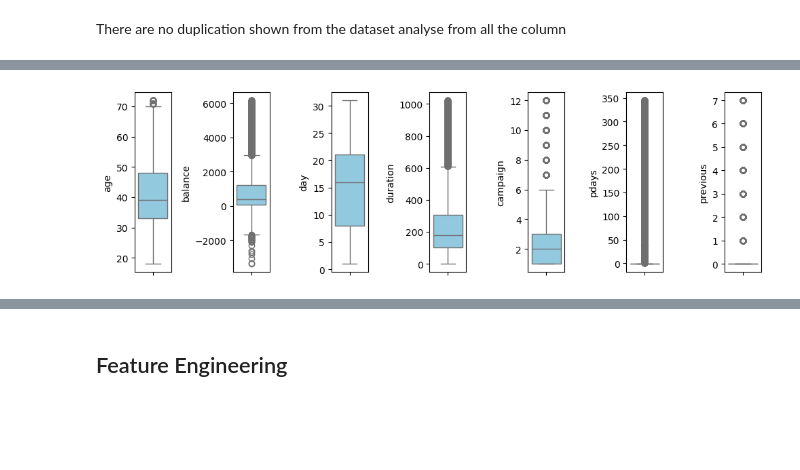
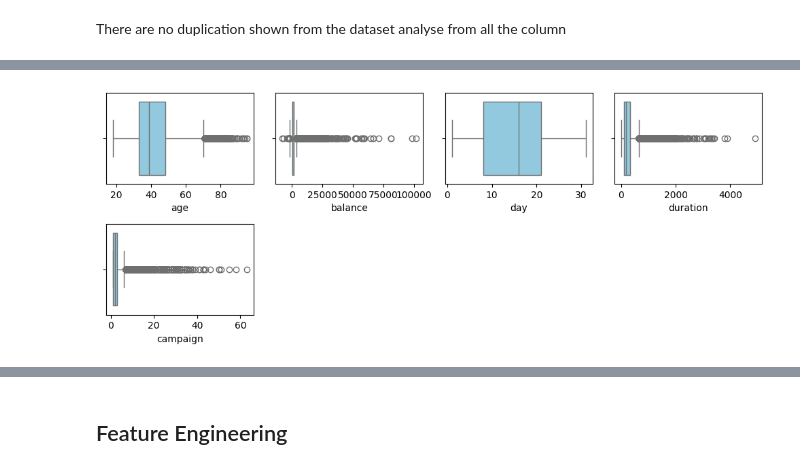
Before and after one commit to bagusatya08/Term-Deposit-Potential-Customer-Prediction, a Jupyter notebook: stage-2/pre-processing.ipynb, the cells around one changed output, grey strips where cells are left out. Cells and saved outputs as stored; diff of their text form; code cells hidden in the pictures; blank space fills up the shorter version.

```diff
--- a/stage-2/pre-processing.ipynb
+++ b/stage-2/pre-processing.ipynb
@@ -111,11 +140,3 @@ There are no duplication shown from the dataset analyse from all the column
 # %%
-numerical = ['age','balance','day','duration','campaign','pdays','previous']
+# numerical setelah feature selection
+numerical = ['age','balance','day','duration','campaign']
-# %%
-feature = numerical
-
-plt.figure(figsize=(10,4))
-for i in range(0, len(feature)):
-    plt.subplot(2,4, i+1)
-    sns.kdeplot(x=data[feature[i]], color='skyblue')
-    plt.xlabel(feature[i])
-    plt.tight_layout()
@@ -177,9 +153,0 @@ data_used.head()
-# %%
-feature = numerical
-
-plt.figure(figsize=(10,4))
-for i in range(0, len(feature)):
-    plt.subplot(2,4, i+1)
-    sns.kdeplot(x=data_used[feature[i]], color='skyblue')
-    plt.xlabel(feature[i])
-    plt.tight_layout()
@@ -188,10 +154,11 @@ for i in range(0, len(feature)):
-# %%
-feature = numerical
-
-plt.figure(figsize=(10,3))
-for i in range(0,len(feature)):
-    plt.subplot(1, len(feature), i+1)
-    sns.boxplot(y=data_used[feature[i]], color='skyblue', orient='v')
-    plt.tight_layout()
-# %% [output]
-[figure, removed]
+# %%
+feature = numerical
+
+plt.figure(figsize=(10,4))
+for i in range(0, len(feature)):
+    plt.subplot(2,4, i+1)
+    sns.boxplot(x=data[feature[i]], color='skyblue')
+    plt.xlabel(feature[i])
+    plt.tight_layout()
+# %% [output]
+[figure, new version]
```
Also changed, not shown: parts of 48 cells of this notebook.
